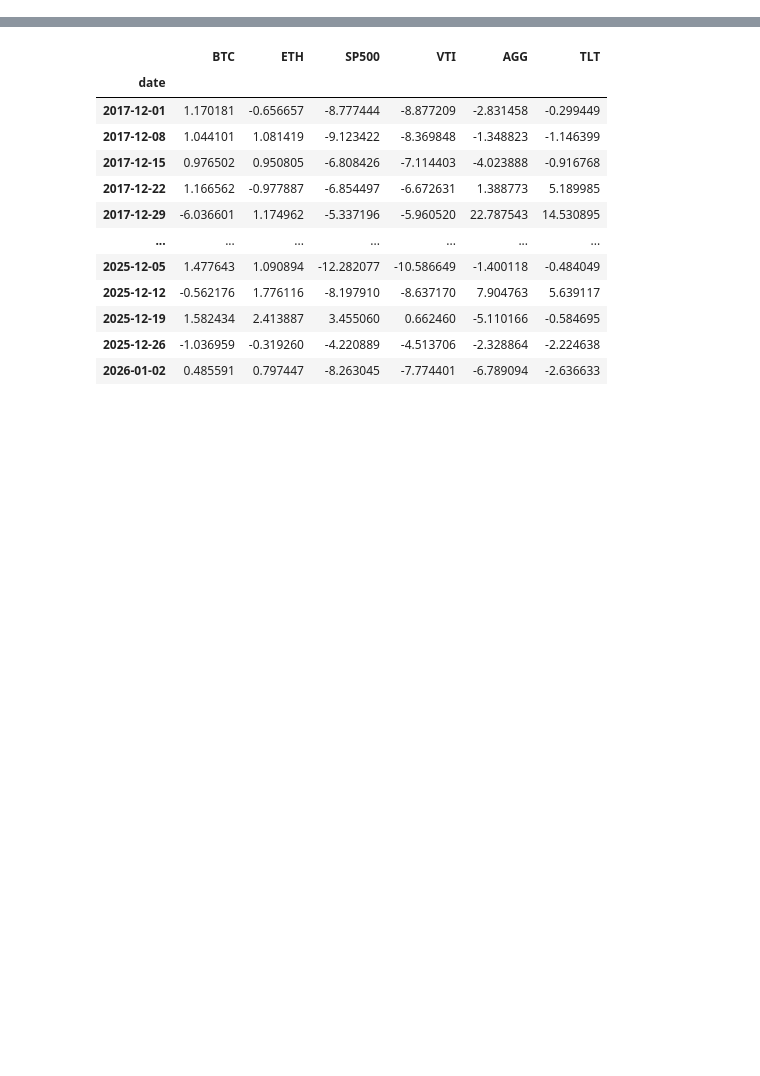
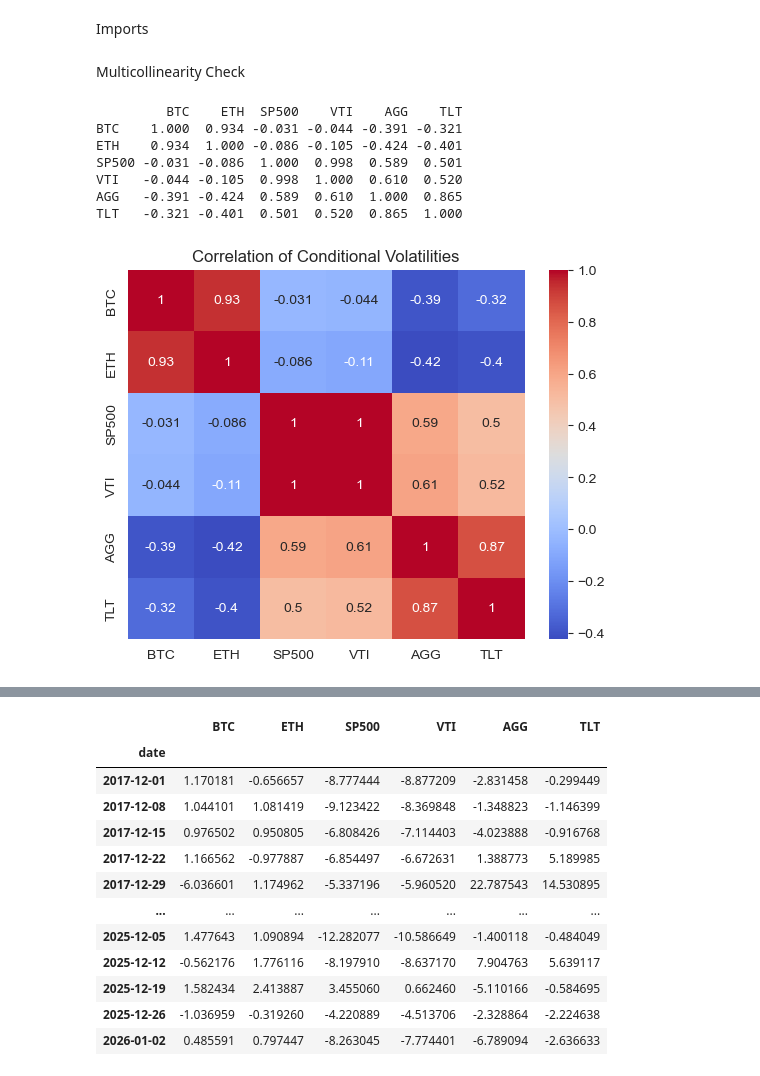
Before and after one commit to blurryskyx/DSE4211_Project, a Jupyter notebook: VAR Analysis.ipynb, the cells around one changed output, grey strips where cells are left out. Drawn from its saved outputs; the diff is of its cells as text; code cells hidden in the pictures; blank space fills up the shorter version.

Commit message:
VAR test changes (robustness checks)

```diff
--- a/VAR Analysis.ipynb
+++ b/VAR Analysis.ipynb
@@ -1,3 +1,5 @@
+# %% [markdown]
+Imports
 # %%
 import numpy as np
 import pandas as pd
@@ -14,3 +16,21 @@ import pickle
 # %%
 with open("garch_results.pkl", "rb") as f:
     cond_vol_df = pickle.load(f)
+# %% [markdown]
+Multicollinearity Check
+# %%
+corr_matrix = cond_vol_df.corr()
+print(corr_matrix.round(3))
+
+sns.heatmap(corr_matrix, annot=True, cmap="coolwarm")
+plt.title("Correlation of Conditional Volatilities")
+plt.show()
+# %% [output]
+         BTC    ETH  SP500    VTI    AGG    TLT
+BTC    1.000  0.934 -0.031 -0.044 -0.391 -0.321
+ETH    0.934  1.000 -0.086 -0.105 -0.424 -0.401
+SP500 -0.031 -0.086  1.000  0.998  0.589  0.501
+VTI   -0.044 -0.105  0.998  1.000  0.610  0.520
+AGG   -0.391 -0.424  0.589  0.610  1.000  0.865
+TLT   -0.321 -0.401  0.501  0.520  0.865  1.000
+[figure, added]
```
Also changed, not shown: parts of 15 cells of this notebook.
